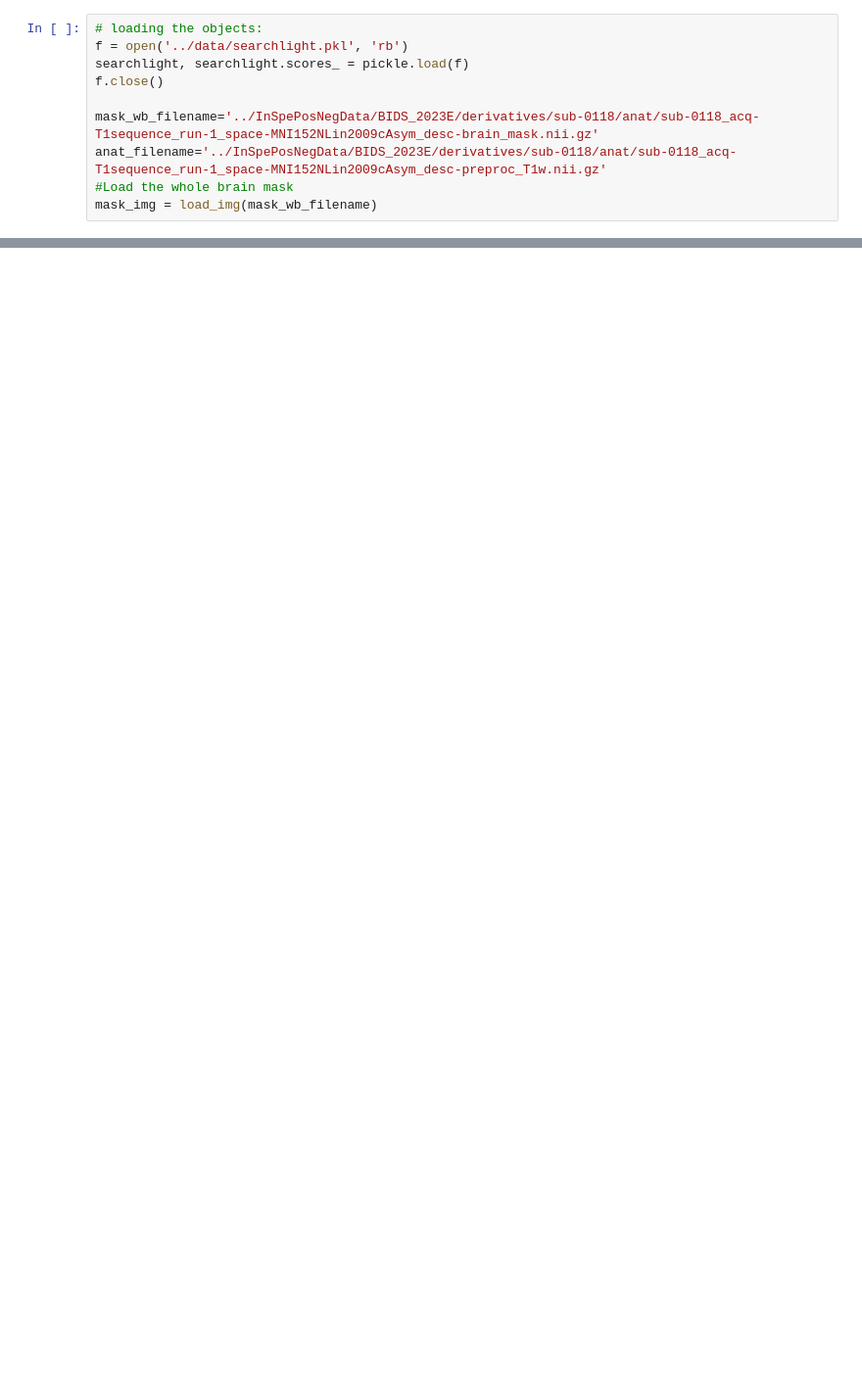
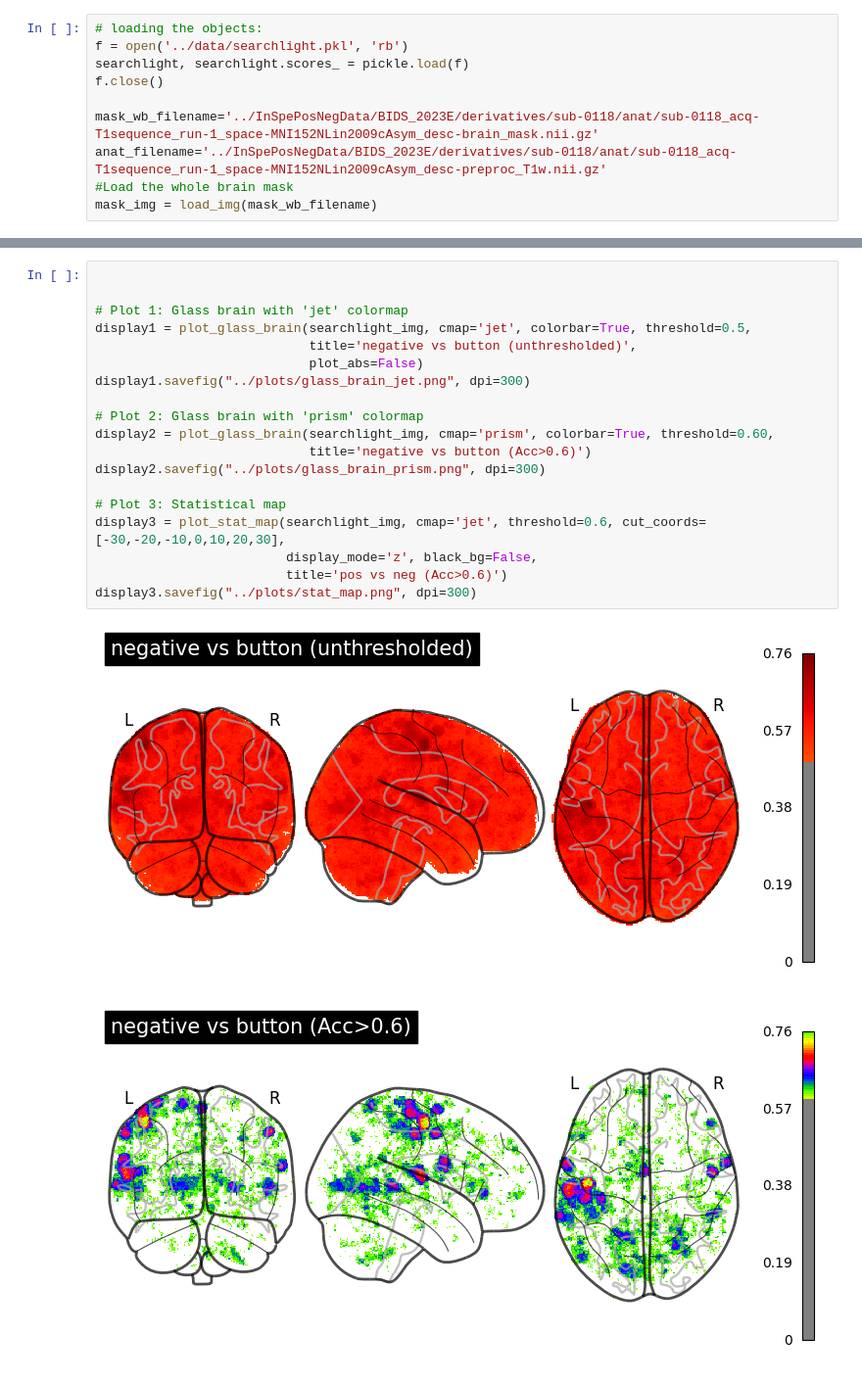
Before and after one commit to AddiH/neuro_4, a Jupyter notebook: src/04_plot_searchlight.ipynb, the cells around one changed output, grey strips where cells are left out. Shown at 98% size. Drawn from its saved outputs; the diff is of its cells as text; blank space fills up the shorter version.

```diff
--- a/src/04_plot_searchlight.ipynb
+++ b/src/04_plot_searchlight.ipynb
@@ -62,0 +41,22 @@ fig.savefig("../plots/searchlight_glassbrain.png", dpi=300)
+# %%
+
+
+# Plot 1: Glass brain with 'jet' colormap
+display1 = plot_glass_brain(searchlight_img, cmap='jet', colorbar=True, threshold=0.5,
+                            title='negative vs button (unthresholded)',
+                            plot_abs=False)
+display1.savefig("../plots/glass_brain_jet.png", dpi=300)
+
+# Plot 2: Glass brain with 'prism' colormap
+display2 = plot_glass_brain(searchlight_img, cmap='prism', colorbar=True, threshold=0.60,
+                            title='negative vs button (Acc>0.6)')
+display2.savefig("../plots/glass_brain_prism.png", dpi=300)
+
+# Plot 3: Statistical map
+display3 = plot_stat_map(searchlight_img, cmap='jet', threshold=0.6, cut_coords=[-30,-20,-10,0,10,20,30],
+                         display_mode='z', black_bg=False,
+                         title='pos vs neg (Acc>0.6)')
+display3.savefig("../plots/stat_map.png", dpi=300)
+# %% [output]
+[figure, added]
+[figure, added]
```
Also changed, not shown: parts of 6 cells of this notebook, 3 other files.
